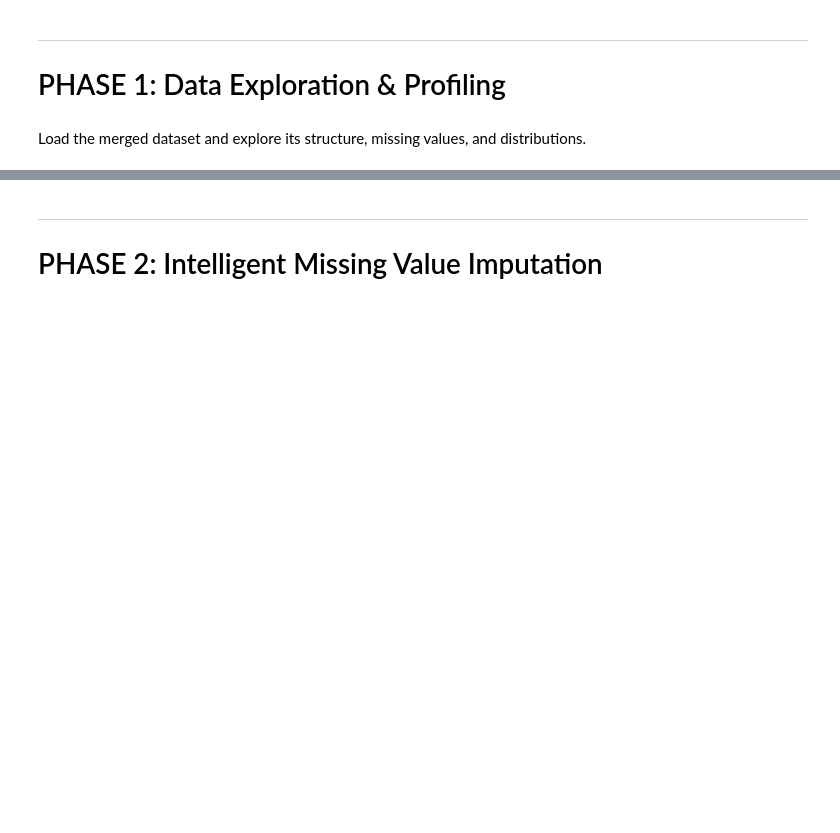
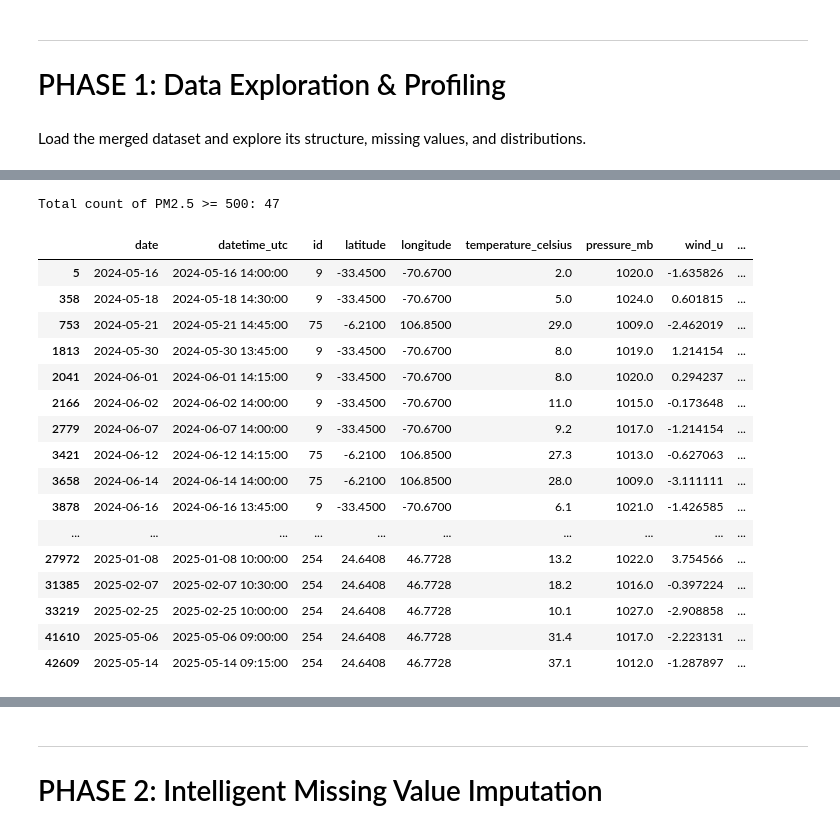
Before and after one commit to nacermissouni23/pm25-air-quality, a Jupyter notebook: notebooks/preprocessing.ipynb, the cells around one changed output, grey strips where cells are left out. Saved outputs shown, nothing was run; the diff lists cells and outputs as text; code cells hidden in the pictures; blank space fills up the shorter version.

```diff
--- a/notebooks/preprocessing.ipynb
+++ b/notebooks/preprocessing.ipynb
@@ -245,0 +313,28 @@ Negative PM25 values (likely invalid): 273
+# %%
+
+# Print the count of values where pm2.5 >= 500
+count = (df['pm25'] >= 500).sum()
+print(f"Total count of PM2.5 >= 500: {count}")
+# %% [output]
+Total count of PM2.5 >= 500: 47
+# %%
+#print the details of the count rows
+df[df['pm25'] >= 500]
+# %% [output]
+|  | date | datetime_utc | id | latitude | longitude | temperature_celsius | pressure_mb | wind_u | ... |
+| 5 | 2024-05-16 | 2024-05-16 14:00:00 | 9 | -33.4500 | -70.6700 | 2.0 | 1020.0 | -1.635826 | ... |
+| 358 | 2024-05-18 | 2024-05-18 14:30:00 | 9 | -33.4500 | -70.6700 | 5.0 | 1024.0 | 0.601815 | ... |
+| 753 | 2024-05-21 | 2024-05-21 14:45:00 | 75 | -6.2100 | 106.8500 | 29.0 | 1009.0 | -2.462019 | ... |
+| 1813 | 2024-05-30 | 2024-05-30 13:45:00 | 9 | -33.4500 | -70.6700 | 8.0 | 1019.0 | 1.214154 | ... |
+| 2041 | 2024-06-01 | 2024-06-01 14:15:00 | 9 | -33.4500 | -70.6700 | 8.0 | 1020.0 | 0.294237 | ... |
+| 2166 | 2024-06-02 | 2024-06-02 14:00:00 | 9 | -33.4500 | -70.6700 | 11.0 | 1015.0 | -0.173648 | ... |
+| 2779 | 2024-06-07 | 2024-06-07 14:00:00 | 9 | -33.4500 | -70.6700 | 9.2 | 1017.0 | -1.214154 | ... |
+| 3421 | 2024-06-12 | 2024-06-12 14:15:00 | 75 | -6.2100 | 106.8500 | 27.3 | 1013.0 | -0.627063 | ... |
+| 3658 | 2024-06-14 | 2024-06-14 14:00:00 | 75 | -6.2100 | 106.8500 | 28.0 | 1009.0 | -3.111111 | ... |
+| 3878 | 2024-06-16 | 2024-06-16 13:45:00 | 9 | -33.4500 | -70.6700 | 6.1 | 1021.0 | -1.426585 | ... |
+| ... | ... | ... | ... | ... | ... | ... | ... | ... | ... |
+| 27972 | 2025-01-08 | 2025-01-08 10:00:00 | 254 | 24.6408 | 46.7728 | 13.2 | 1022.0 | 3.754566 | ... |
+| 31385 | 2025-02-07 | 2025-02-07 10:30:00 | 254 | 24.6408 | 46.7728 | 18.2 | 1016.0 | -0.397224 | ... |
+| 33219 | 2025-02-25 | 2025-02-25 10:00:00 | 254 | 24.6408 | 46.7728 | 10.1 | 1027.0 | -2.908858 | ... |
+| 41610 | 2025-05-06 | 2025-05-06 09:00:00 | 254 | 24.6408 | 46.7728 | 31.4 | 1017.0 | -2.223131 | ... |
+| 42609 | 2025-05-14 | 2025-05-14 09:15:00 | 254 | 24.6408 | 46.7728 | 37.1 | 1012.0 | -1.287897 | ... |
```
Also changed, not shown: parts of 28 cells of this notebook, 12 other files.
